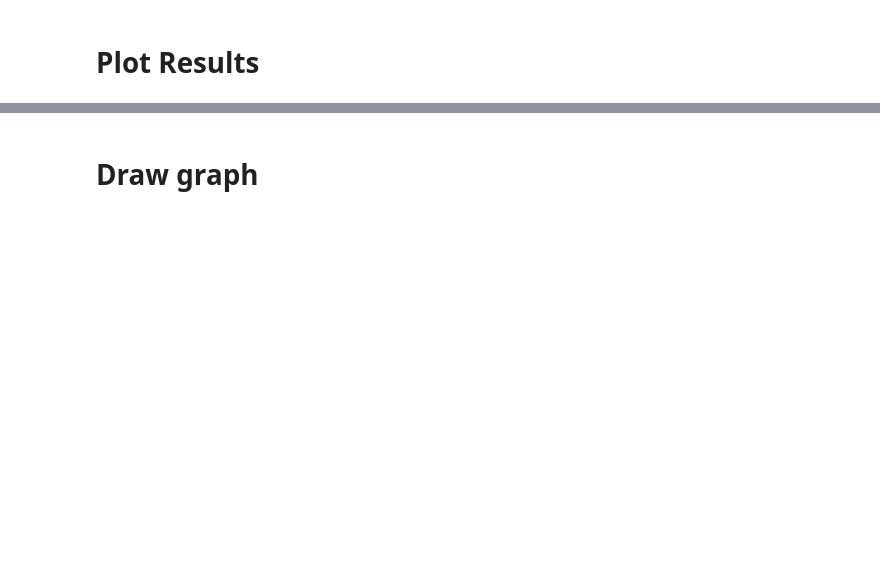
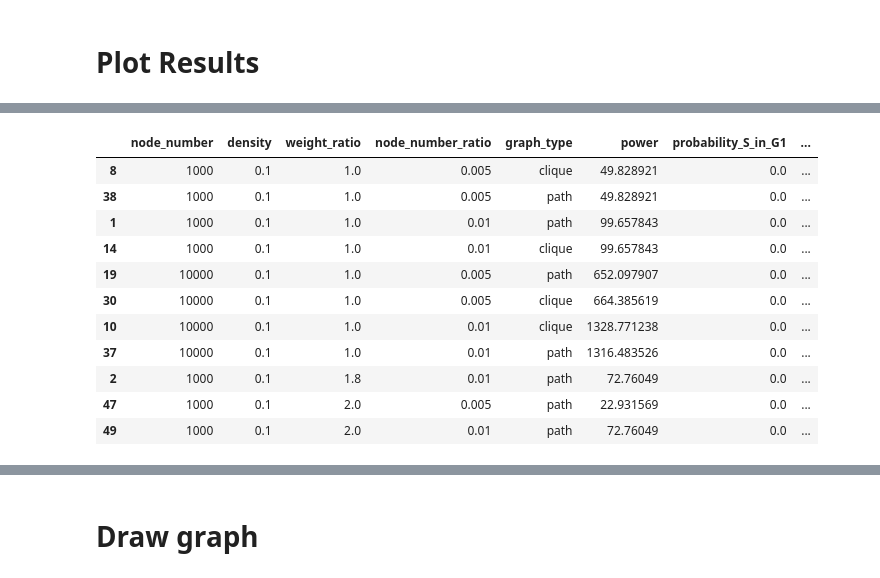
Before and after one commit to predragoetf/CTD2, a Jupyter notebook: visualise_experiments.ipynb, the cells around one changed output, grey strips where cells are left out. Cells and saved outputs as stored; diff of their text form; code cells hidden in the pictures; blank space fills up the shorter version.

```diff
--- a/visualise_experiments.ipynb
+++ b/visualise_experiments.ipynb
@@ -60,3 +60,18 @@ df
+# %%
+df[~df['significant']].sort_values(by='weight_ratio')
+# %% [output]
+|  | node_number | density | weight_ratio | node_number_ratio | graph_type | power | probability_S_in_G1 | ... |
+| 8 | 1000 | 0.1 | 1.0 | 0.005 | clique | 49.828921 | 0.0 | ... |
+| 38 | 1000 | 0.1 | 1.0 | 0.005 | path | 49.828921 | 0.0 | ... |
+| 1 | 1000 | 0.1 | 1.0 | 0.01 | path | 99.657843 | 0.0 | ... |
+| 14 | 1000 | 0.1 | 1.0 | 0.01 | clique | 99.657843 | 0.0 | ... |
+| 19 | 10000 | 0.1 | 1.0 | 0.005 | path | 652.097907 | 0.0 | ... |
+| 30 | 10000 | 0.1 | 1.0 | 0.005 | clique | 664.385619 | 0.0 | ... |
+| 10 | 10000 | 0.1 | 1.0 | 0.01 | clique | 1328.771238 | 0.0 | ... |
+| 37 | 10000 | 0.1 | 1.0 | 0.01 | path | 1316.483526 | 0.0 | ... |
+| 2 | 1000 | 0.1 | 1.8 | 0.01 | path | 72.76049 | 0.0 | ... |
+| 47 | 1000 | 0.1 | 2.0 | 0.005 | path | 22.931569 | 0.0 | ... |
+| 49 | 1000 | 0.1 | 2.0 | 0.01 | path | 72.76049 | 0.0 | ... |
 # %%
 markers = {"path": '|', "clique": '4'}
 plt.figure(figsize=(7,5), dpi=200)
```
Also changed, not shown: parts of 8 cells of this notebook.
